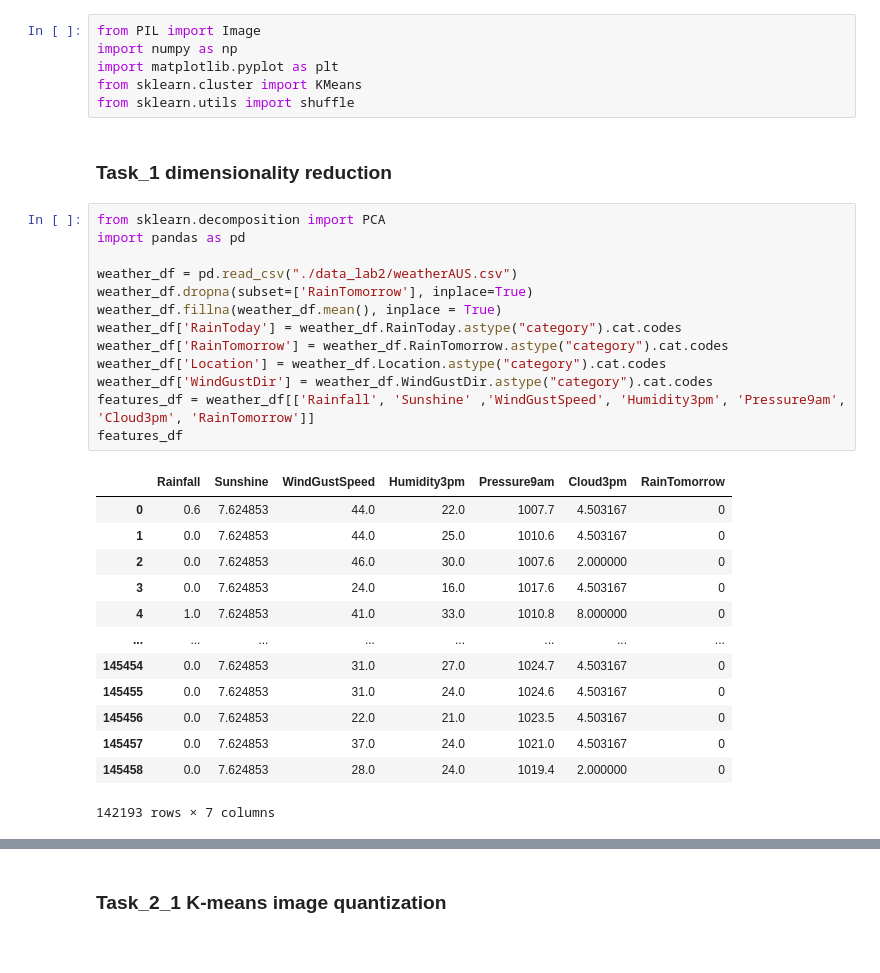
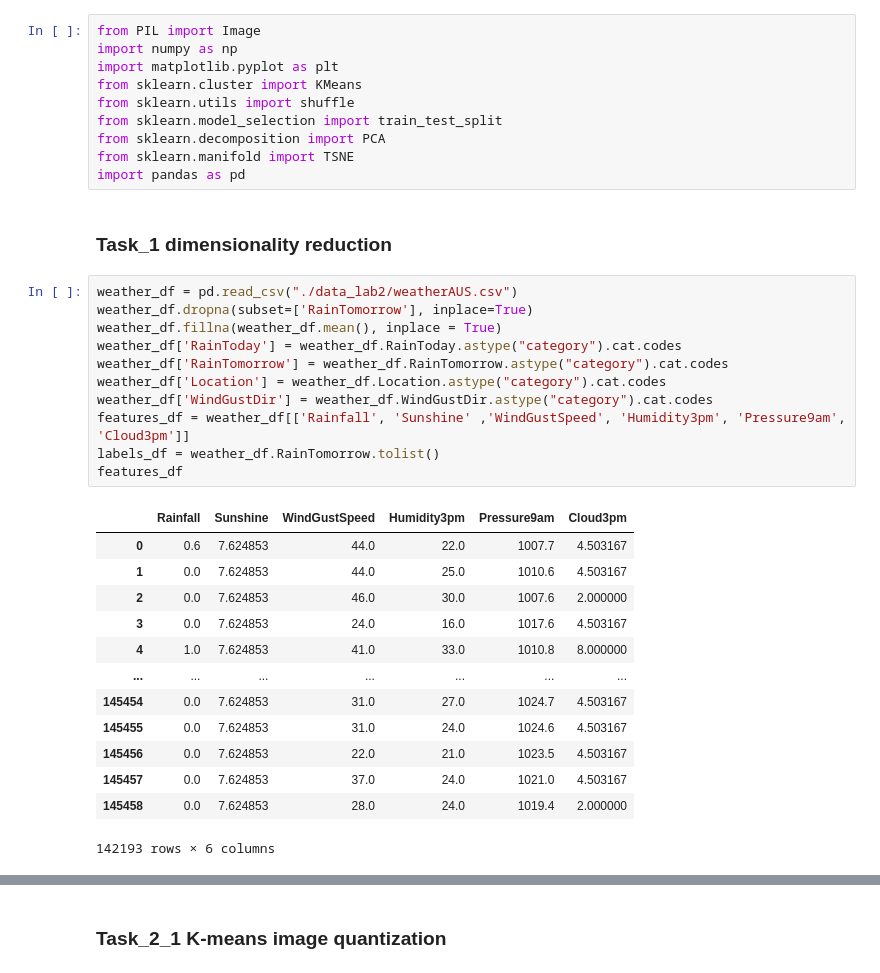
Before and after one commit to maariiyyaa/labs_and_other, a Jupyter notebook: lab3_unsupervised_learning.ipynb, the cells around one changed output, grey strips where cells are left out. Saved outputs shown, nothing was run; the diff lists cells and outputs as text.

```diff
--- a/lab3_unsupervised_learning.ipynb
+++ b/lab3_unsupervised_learning.ipynb
@@ -4,35 +4,37 @@ import numpy as np
 import matplotlib.pyplot as plt
 from sklearn.cluster import KMeans
 from sklearn.utils import shuffle
+from sklearn.model_selection import train_test_split
+from sklearn.decomposition import PCA
+from sklearn.manifold import TSNE
+import pandas as pd
 # %% [markdown]
 ### Task_1 dimensionality reduction
 # %%
-from sklearn.decomposition import PCA
-import pandas as pd
-
 weather_df = pd.read_csv("./data_lab2/weatherAUS.csv")
 weather_df.dropna(subset=['RainTomorrow'], inplace=True)
 weather_df.fillna(weather_df.mean(), inplace = True)
 weather_df['RainToday'] = weather_df.RainToday.astype("category").cat.codes
 weather_df['RainTomorrow'] = weather_df.RainTomorrow.astype("category").cat.codes
 weather_df['Location'] = weather_df.Location.astype("category").cat.codes
 weather_df['WindGustDir'] = weather_df.WindGustDir.astype("category").cat.codes
-features_df = weather_df[['Rainfall', 'Sunshine' ,'WindGustSpeed', 'Humidity3pm', 'Pressure9am', 'Cloud3pm', 'RainTomorrow']]
+features_df = weather_df[['Rainfall', 'Sunshine' ,'WindGustSpeed', 'Humidity3pm', 'Pressure9am', 'Cloud3pm']]
+labels_df = weather_df.RainTomorrow.tolist()
 features_df
 # %% [output]
-|  | Rainfall | Sunshine | WindGustSpeed | Humidity3pm | Pressure9am | Cloud3pm | RainTomorrow |
-| 0 | 0.6 | 7.624853 | 44.0 | 22.0 | 1007.7 | 4.503167 | 0 |
-| 1 | 0.0 | 7.624853 | 44.0 | 25.0 | 1010.6 | 4.503167 | 0 |
-| 2 | 0.0 | 7.624853 | 46.0 | 30.0 | 1007.6 | 2.000000 | 0 |
-| 3 | 0.0 | 7.624853 | 24.0 | 16.0 | 1017.6 | 4.503167 | 0 |
-| 4 | 1.0 | 7.624853 | 41.0 | 33.0 | 1010.8 | 8.000000 | 0 |
-| ... | ... | ... | ... | ... | ... | ... | ... |
-| 145454 | 0.0 | 7.624853 | 31.0 | 27.0 | 1024.7 | 4.503167 | 0 |
-| 145455 | 0.0 | 7.624853 | 31.0 | 24.0 | 1024.6 | 4.503167 | 0 |
-| 145456 | 0.0 | 7.624853 | 22.0 | 21.0 | 1023.5 | 4.503167 | 0 |
-| 145457 | 0.0 | 7.624853 | 37.0 | 24.0 | 1021.0 | 4.503167 | 0 |
-| 145458 | 0.0 | 7.624853 | 28.0 | 24.0 | 1019.4 | 2.000000 | 0 |
+|  | Rainfall | Sunshine | WindGustSpeed | Humidity3pm | Pressure9am | Cloud3pm |
+| 0 | 0.6 | 7.624853 | 44.0 | 22.0 | 1007.7 | 4.503167 |
+| 1 | 0.0 | 7.624853 | 44.0 | 25.0 | 1010.6 | 4.503167 |
+| 2 | 0.0 | 7.624853 | 46.0 | 30.0 | 1007.6 | 2.000000 |
+| 3 | 0.0 | 7.624853 | 24.0 | 16.0 | 1017.6 | 4.503167 |
+| 4 | 1.0 | 7.624853 | 41.0 | 33.0 | 1010.8 | 8.000000 |
+| ... | ... | ... | ... | ... | ... | ... |
+| 145454 | 0.0 | 7.624853 | 31.0 | 27.0 | 1024.7 | 4.503167 |
+| 145455 | 0.0 | 7.624853 | 31.0 | 24.0 | 1024.6 | 4.503167 |
+| 145456 | 0.0 | 7.624853 | 22.0 | 21.0 | 1023.5 | 4.503167 |
+| 145457 | 0.0 | 7.624853 | 37.0 | 24.0 | 1021.0 | 4.503167 |
+| 145458 | 0.0 | 7.624853 | 28.0 | 24.0 | 1019.4 | 2.000000 |
-142193 rows × 7 columns
+142193 rows × 6 columns
 # %%
 pca = PCA(n_components=2)
 pca.fit(features_df)
```
Also changed, not shown: parts of 20 cells of this notebook.
